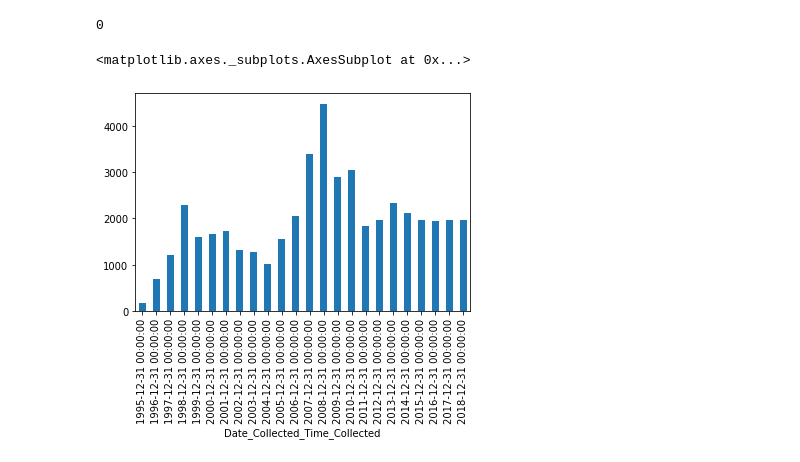
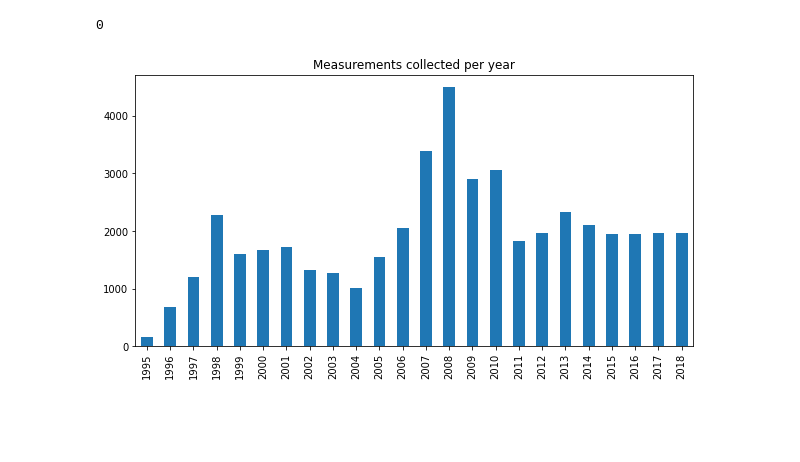
Before and after one commit to nicholasjin/safe-water, a Jupyter notebook: projects/crwa/notebooks/njin-data-summary.ipynb, the cells around one changed output. Drawn from its saved outputs; the diff is of its cells as text; code cells hidden in the pictures; blank space fills up the shorter version.

```diff
--- a/projects/crwa/notebooks/njin-data-summary.ipynb
+++ b/projects/crwa/notebooks/njin-data-summary.ipynb
@@ -60,9 +62,11 @@ results["Date_Collected_Time_Collected"].isna().sum()
 # %%
 results.set_index("Date_Collected_Time_Collected", inplace=True)
 results.sort_index(inplace=True, ascending=False)
-# %%
-results.resample("Y").count()["Activity_ID"].plot(kind="bar")
-# %% [output]
-<matplotlib.axes._subplots.AxesSubplot at 0x...>
-[figure, removed]
+# %%
+ax = results.resample("Y").count()["Activity_ID"].plot(kind="bar", figsize=(10,5));
+ax.set_xticklabels(range(1995, 2019));
+ax.set_title("Measurements collected per year");
+ax.set_xlabel("");
+# %% [output]
+[figure, added]
 # %%
```
Also changed, not shown: parts of 7 cells of this notebook.
